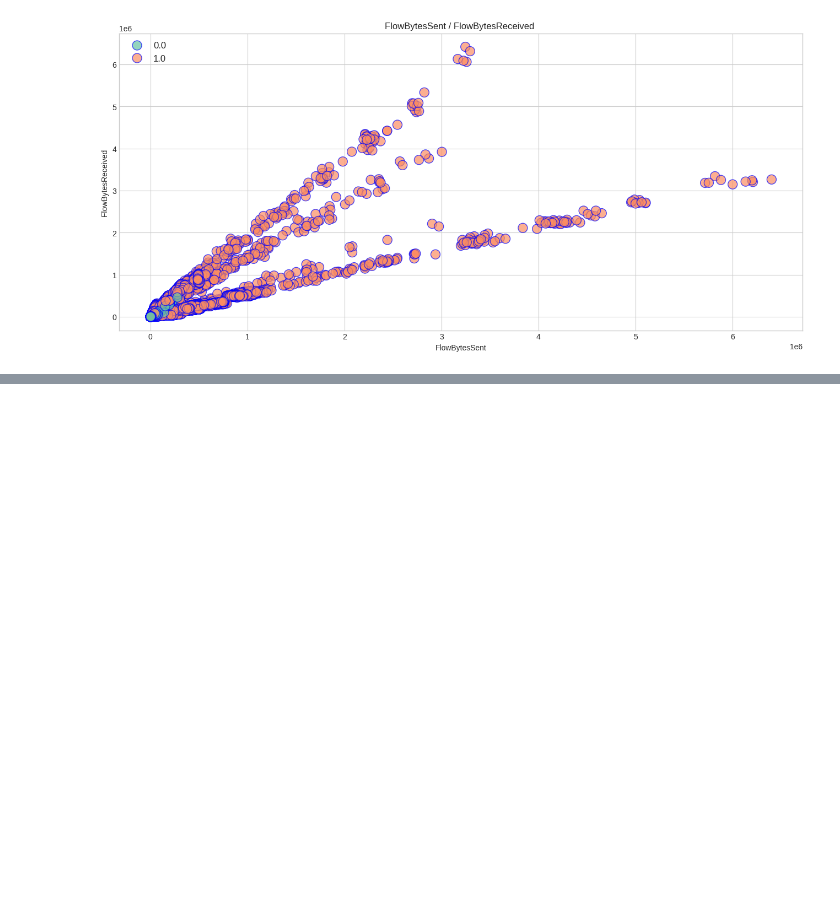
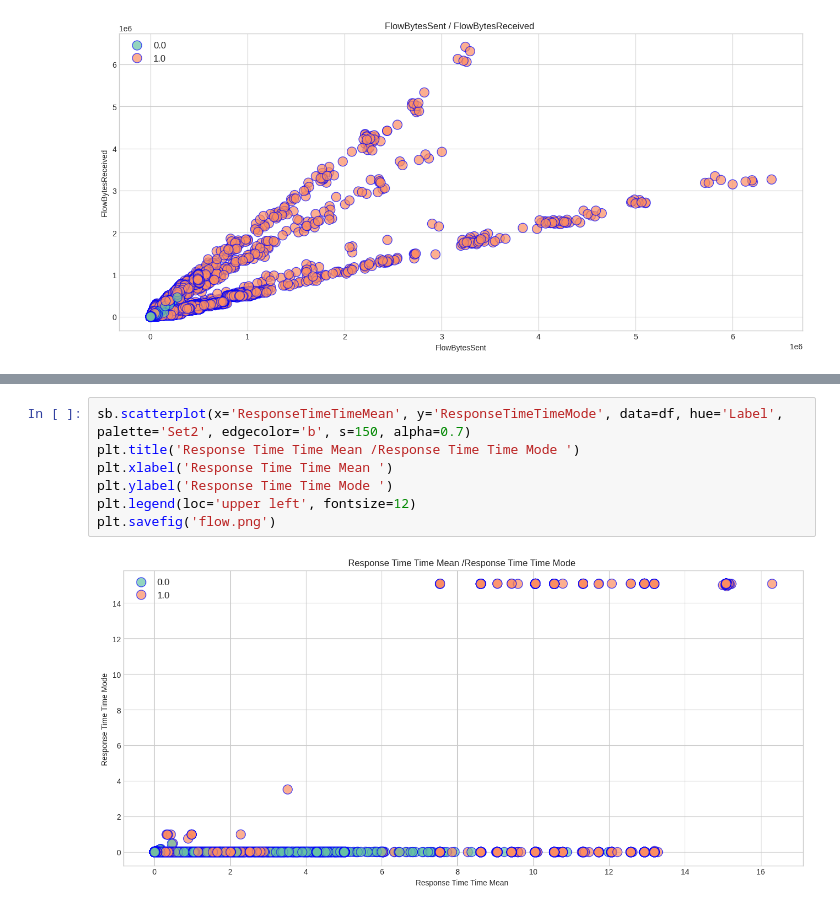
Before and after one commit to AlokChaudhary752/Trained-Model, a Jupyter notebook: Untitled32.ipynb, the cells around one changed output, grey strips where cells are left out. Cells and saved outputs as stored; diff of their text form; blank space fills up the shorter version.

```diff
--- a/Untitled32.ipynb
+++ b/Untitled32.ipynb
@@ -343,0 +364,9 @@ plt.savefig('flow.png')
+# %%
+sb.scatterplot(x='ResponseTimeTimeMean', y='ResponseTimeTimeMode', data=df, hue='Label', palette='Set2', edgecolor='b', s=150, alpha=0.7)
+plt.title('Response Time Time Mean /Response Time Time Mode ')
+plt.xlabel('Response Time Time Mean ')
+plt.ylabel('Response Time Time Mode ')
+plt.legend(loc='upper left', fontsize=12)
+plt.savefig('flow.png')
+# %% [output]
+[figure, added]
```
Also changed, not shown: parts of 9 cells of this notebook.
